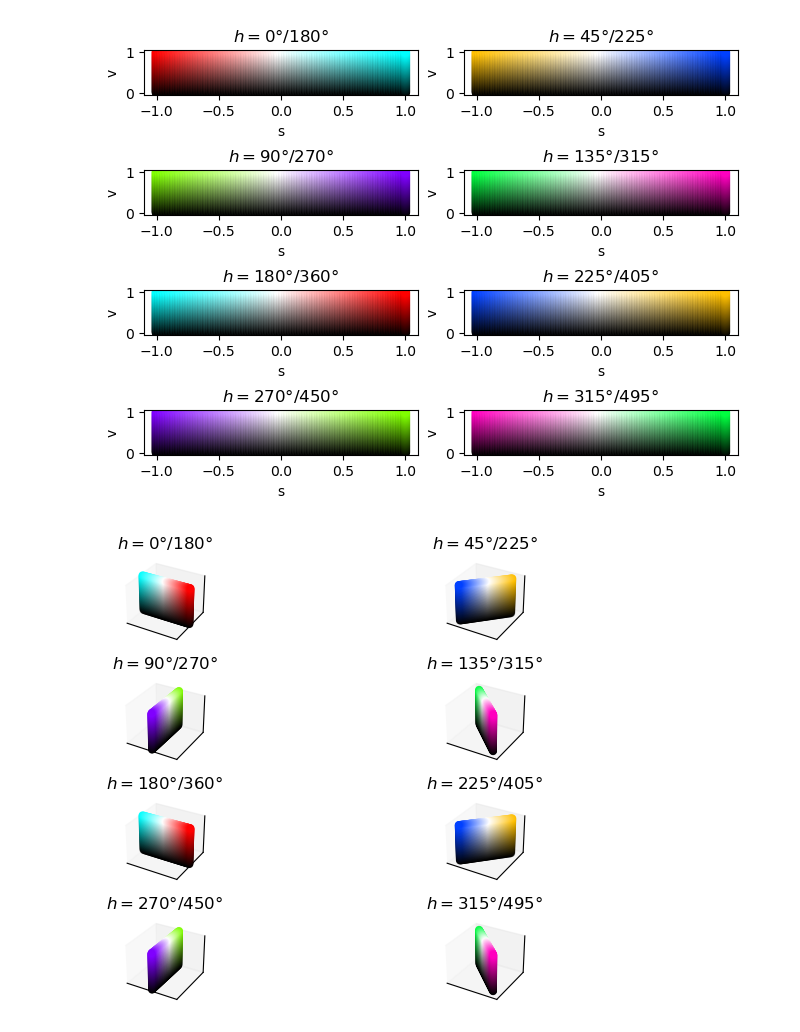
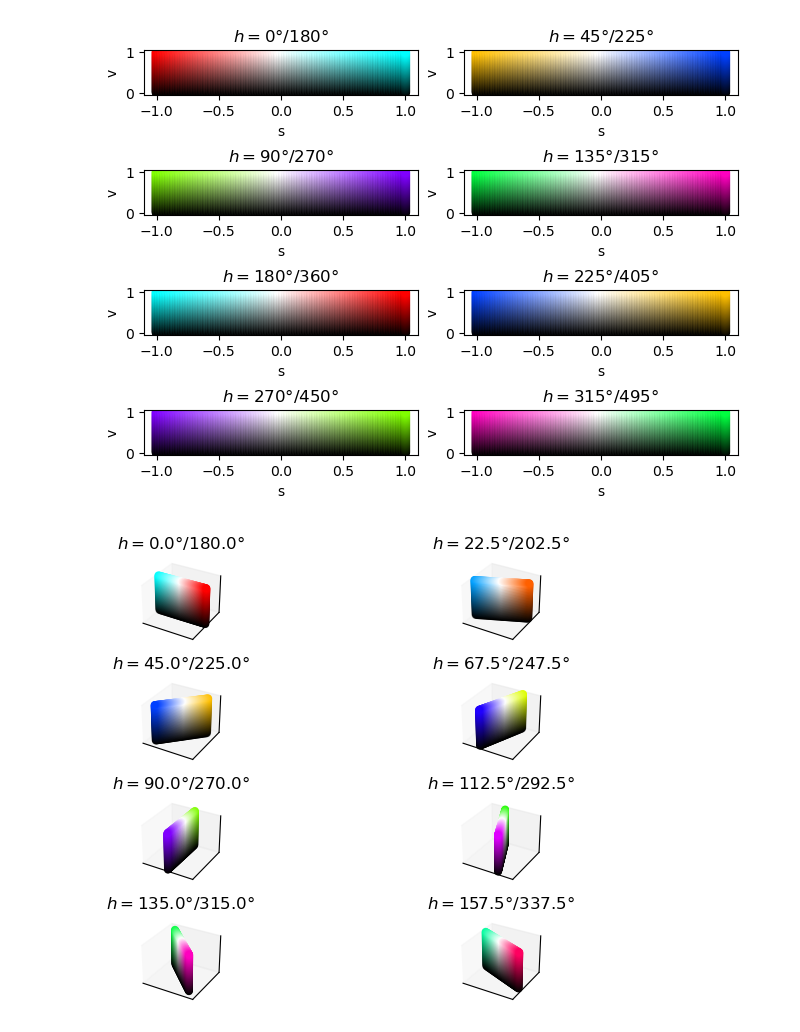
Before and after one commit to eniekeine/math-notes, a Jupyter notebook: 컬러 스페이스(Color Space)/RGB and HSV Color Space.ipynb, the cells around one changed output. Drawn from its saved outputs; the diff is of its cells as text; code cells hidden in the pictures.

```diff
--- a/컬러 스페이스(Color Space)/RGB and HSV Color Space.ipynb
+++ b/컬러 스페이스(Color Space)/RGB and HSV Color Space.ipynb
@@ -495,32 +495,32 @@ for i in range(4):
 sl = np.linspace(0, 1, 50)
 vl = np.linspace(0, 1, 50)
 
 ss, vv = (a.reshape(-1) for a in np.meshgrid(sl, vl, indexing='ij'))
 
 fig, axs = plt.subplots(4, 2, layout="constrained", subplot_kw=dict(projection='3d'))
 
 for i in range(4):
     for j in range(2):
-        h1 = i * 90 + j * 45
+        h1 = i * 45 + j * 22.5
         h2 = h1 + 180
         ax = axs[i,j]
         xx, yy, zz = np.vectorize(lambda s, v: xyz_from_hsv(h1, 1 - s, v), otypes=[float,float,float])(ss, vv)
         xx2, yy2, zz2 = np.vectorize(lambda s, v: xyz_from_hsv(h2, s, v), otypes=[float,float,float])(ss, vv)
         rr, gg, bb = np.vectorize(lambda s, v: rgb_from_hsv(h1, 1 - s, v), otypes=[float,float,float])(ss, vv)
         rr2, gg2, bb2 = np.vectorize(lambda s, v: rgb_from_hsv(h2, s, v), otypes=[float,float,float])(ss, vv)
         cs = np.vstack((np.column_stack((rr, gg, bb)), np.column_stack((rr2,gg2,bb2))))
         ax.set_xlim(left=-1, right=1)
         ax.set_ylim(bottom=-1, top=1)
         ax.set_zlim(bottom=0, top=1)
         ax.xaxis.set_major_locator(ticker.NullLocator())
         ax.yaxis.set_major_locator(ticker.NullLocator())
         ax.zaxis.set_major_locator(ticker.NullLocator())
         ax.set_title(f'$h={round(h1,2)}\degree / {round(h2,2)}\degree$')
         ax.scatter(
             np.vstack((xx, xx2)),
             np.vstack((yy, yy2)),
             np.vstack((zz, zz2)),
             c=cs
         )
 # %% [output]
-[figure, old version]
+[figure, new version]
```
